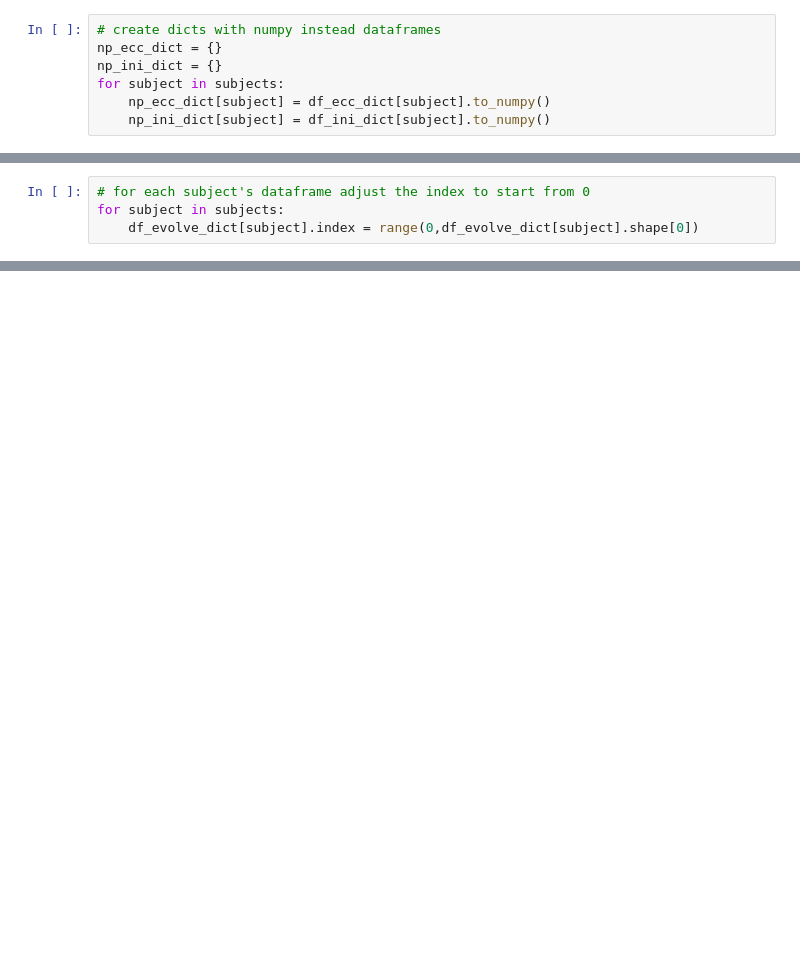
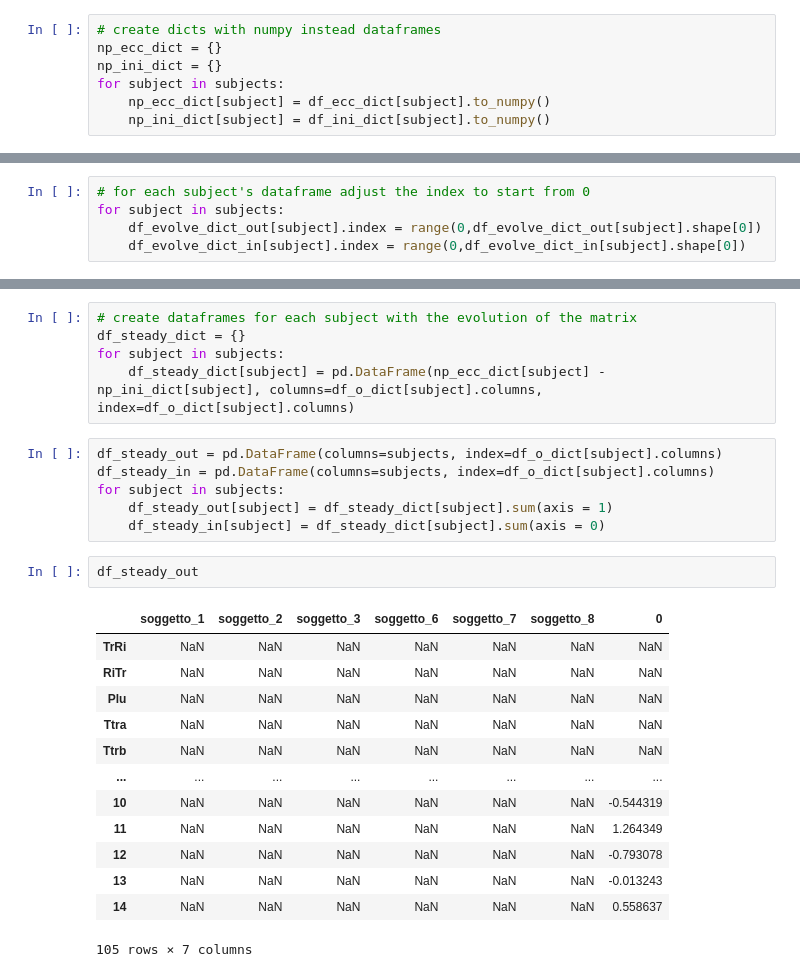
Before and after one commit to Ishikawa7/neural-network-with-fuzzified-inverter, a Jupyter notebook: markov_analisys.ipynb, the cells around one changed output, grey strips where cells are left out. Drawn from its saved outputs; the diff is of its cells as text; blank space fills up the shorter version.

```diff
--- a/markov_analisys.ipynb
+++ b/markov_analisys.ipynb
@@ -190,4 +105,5 @@ overflow encountered in matmul
 # %%
 # for each subject's dataframe adjust the index to start from 0
 for subject in subjects:
-    df_evolve_dict[subject].index = range(0,df_evolve_dict[subject].shape[0])
+    df_evolve_dict_out[subject].index = range(0,df_evolve_dict_out[subject].shape[0])
+    df_evolve_dict_in[subject].index = range(0,df_evolve_dict_in[subject].shape[0])
@@ -209,0 +110,27 @@ df_evolve_dict["soggetto_8"]
+# %%
+# create dataframes for each subject with the evolution of the matrix
+df_steady_dict = {}
+for subject in subjects:
+    df_steady_dict[subject] = pd.DataFrame(np_ecc_dict[subject] - np_ini_dict[subject], columns=df_o_dict[subject].columns, index=df_o_dict[subject].columns)
+# %%
+df_steady_out = pd.DataFrame(columns=subjects, index=df_o_dict[subject].columns)
+df_steady_in = pd.DataFrame(columns=subjects, index=df_o_dict[subject].columns)
+for subject in subjects:
+    df_steady_out[subject] = df_steady_dict[subject].sum(axis = 1)
+    df_steady_in[subject] = df_steady_dict[subject].sum(axis = 0)
+# %%
+df_steady_out
+# %% [output]
+|  | soggetto_1 | soggetto_2 | soggetto_3 | soggetto_6 | soggetto_7 | soggetto_8 | 0 |
+| TrRi | NaN | NaN | NaN | NaN | NaN | NaN | NaN |
+| RiTr | NaN | NaN | NaN | NaN | NaN | NaN | NaN |
+| Plu | NaN | NaN | NaN | NaN | NaN | NaN | NaN |
+| Ttra | NaN | NaN | NaN | NaN | NaN | NaN | NaN |
+| Ttrb | NaN | NaN | NaN | NaN | NaN | NaN | NaN |
+| ... | ... | ... | ... | ... | ... | ... | ... |
+| 10 | NaN | NaN | NaN | NaN | NaN | NaN | -0.544319 |
+| 11 | NaN | NaN | NaN | NaN | NaN | NaN | 1.264349 |
+| 12 | NaN | NaN | NaN | NaN | NaN | NaN | -0.793078 |
+| 13 | NaN | NaN | NaN | NaN | NaN | NaN | -0.013243 |
+| 14 | NaN | NaN | NaN | NaN | NaN | NaN | 0.558637 |
+105 rows × 7 columns
```
Also changed, not shown: parts of 10 cells of this notebook.
